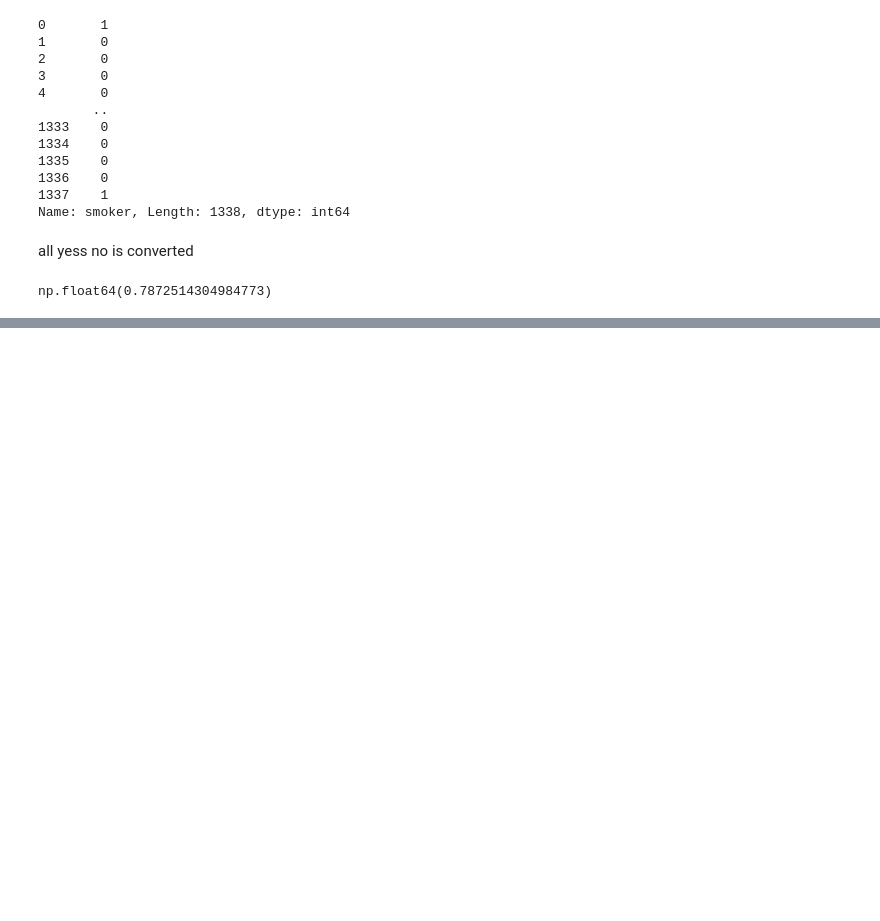
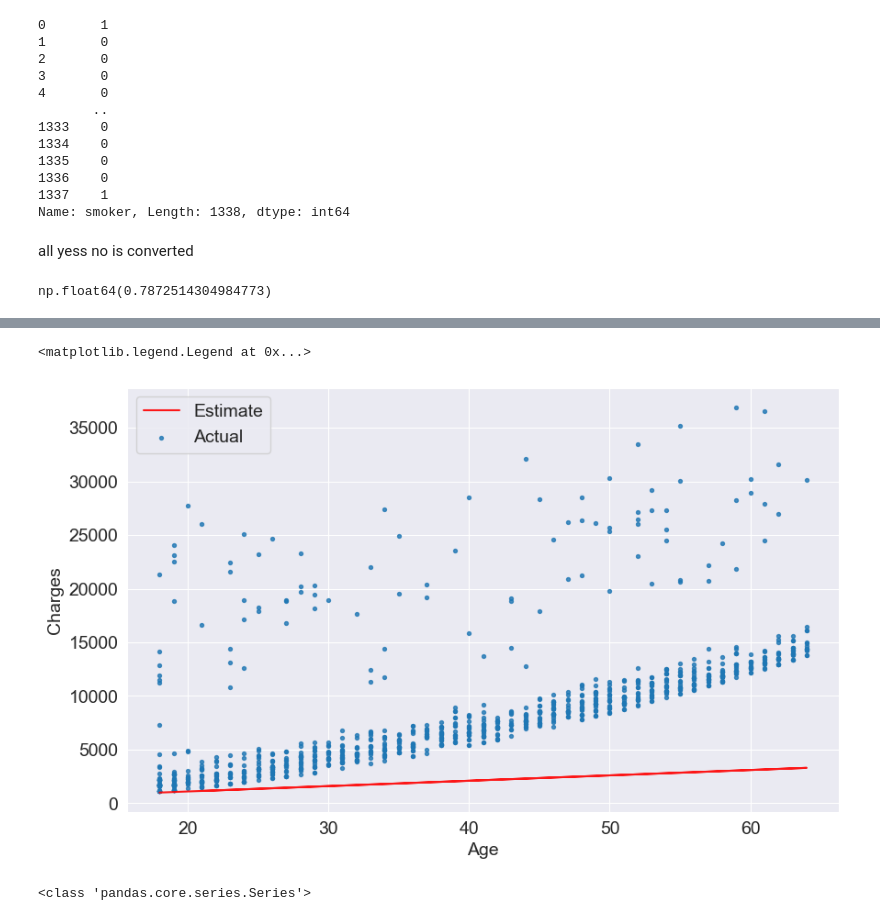
Before and after one commit to fatimazafarrizvi/Machine-Learning, a Jupyter notebook: medical.ipynb, the cells around one changed output, grey strips where cells are left out. Saved outputs shown, nothing was run; the diff lists cells and outputs as text; code cells hidden in the pictures; blank space fills up the shorter version.

```diff
--- a/medical.ipynb
+++ b/medical.ipynb
@@ -262,0 +376,19 @@ np.float64(0.7872514304984773)
+# %%
+target = non_smoker_df.charges
+
+plt.plot(ages, estimate_charges, 'r', alpha = 0.9)
+
+plt.scatter(ages, target, s=8, alpha = 0.8)
+
+plt.xlabel('Age')
+plt.ylabel('Charges')
+plt.legend(['Estimate', "Actual"])
+
+#comparision of actual charges to estimated one
+# %% [output]
+<matplotlib.legend.Legend at 0x...>
+[figure, added]
+# %%
+print(type(estimate_charges))
+# %% [output]
+<class 'pandas.core.series.Series'>
```
Also changed, not shown: parts of 33 cells of this notebook.
